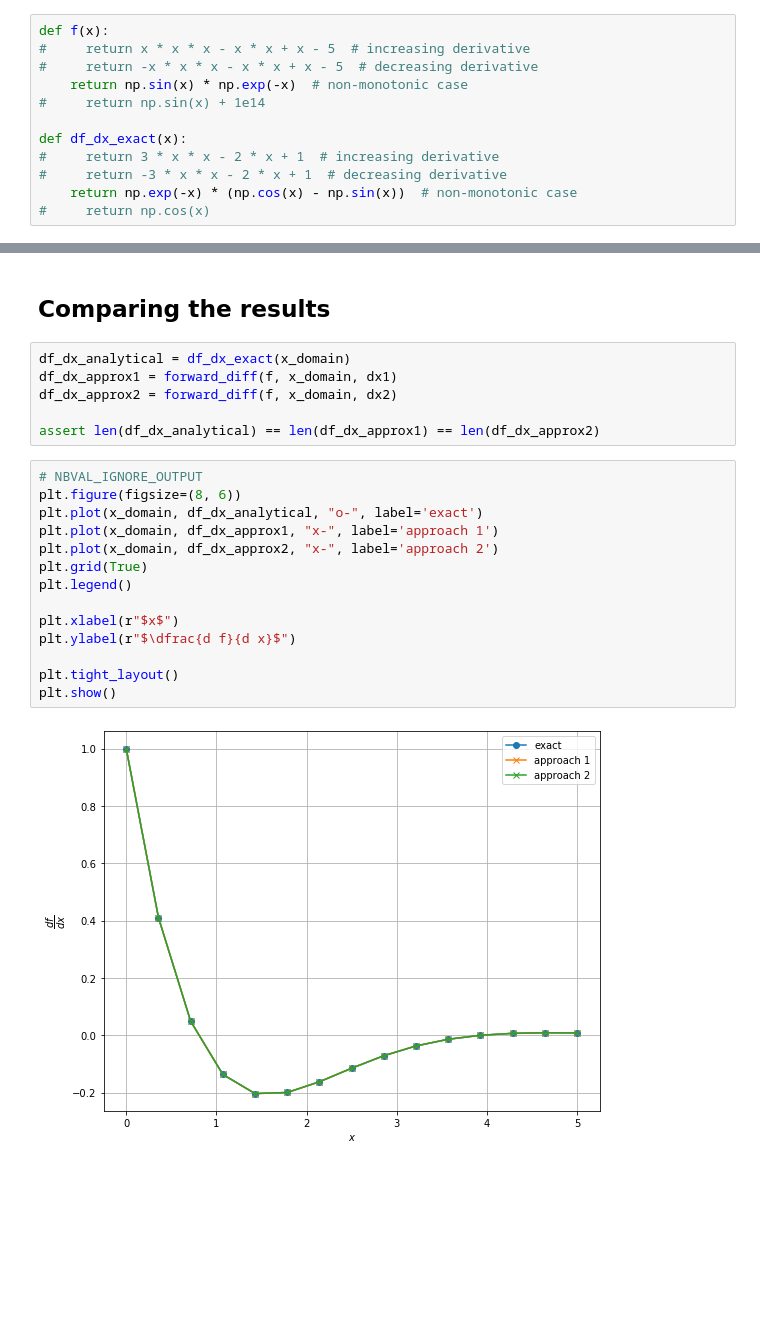
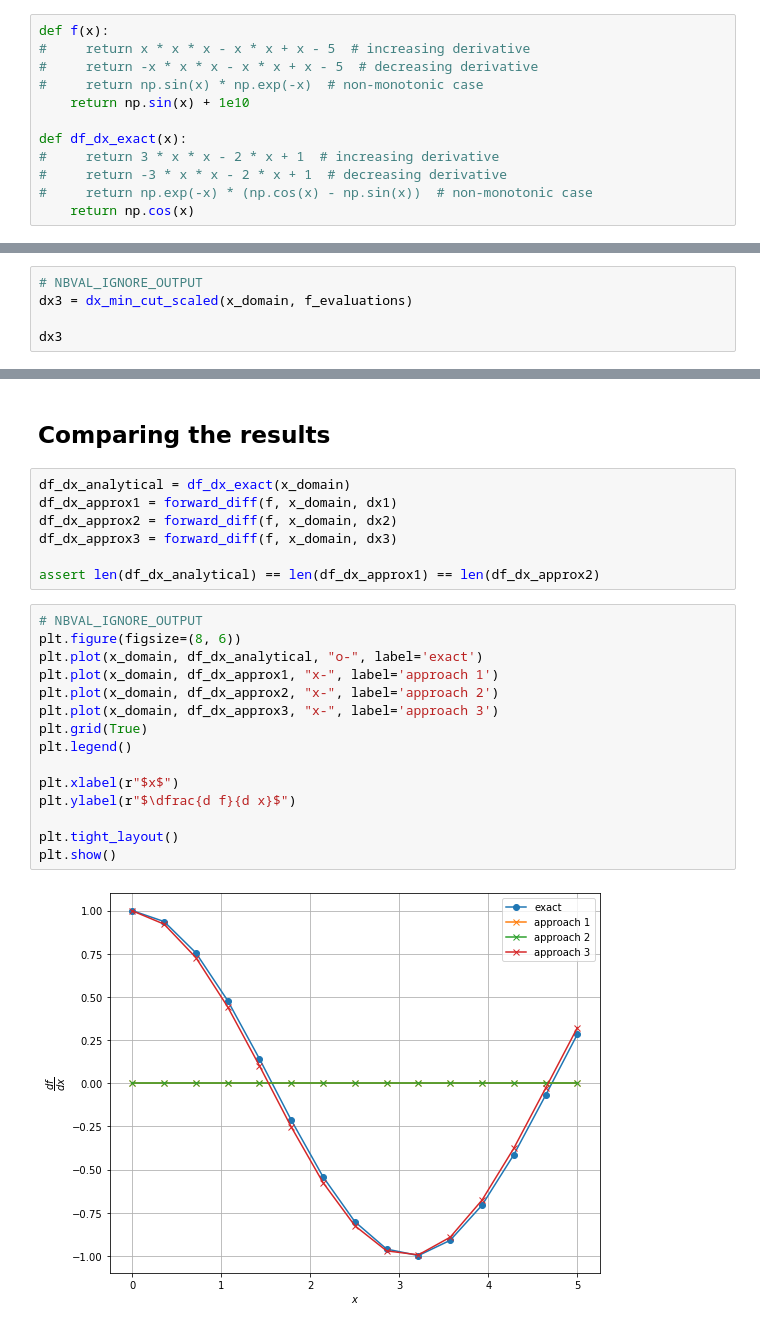
Before and after one commit to volpatto/autostep, a Jupyter notebook: notebooks/derivative-free-step-estimation.ipynb, the cells around one changed output, grey strips where cells are left out. Cells and saved outputs as stored; diff of their text form; blank space fills up the shorter version.

Commit message:
[WIP] Add min cut strategy scaled between x and y scales

```diff
--- a/notebooks/derivative-free-step-estimation.ipynb
+++ b/notebooks/derivative-free-step-estimation.ipynb
@@ -13,14 +13,14 @@ from autostep.numerical_derivatives import forward_diff
 def f(x):
 #     return x * x * x - x * x + x - 5  # increasing derivative
 #     return -x * x * x - x * x + x - 5  # decreasing derivative
-    return np.sin(x) * np.exp(-x)  # non-monotonic case
-#     return np.sin(x) + 1e14
+#     return np.sin(x) * np.exp(-x)  # non-monotonic case
+    return np.sin(x) + 1e10
 
 def df_dx_exact(x):
 #     return 3 * x * x - 2 * x + 1  # increasing derivative
 #     return -3 * x * x - 2 * x + 1  # decreasing derivative
-    return np.exp(-x) * (np.cos(x) - np.sin(x))  # non-monotonic case
-#     return np.cos(x)
+#     return np.exp(-x) * (np.cos(x) - np.sin(x))  # non-monotonic case
+    return np.cos(x)
 # %% [markdown]
 ## Hard coded approach
 
@@ -85,0 +86,5 @@ dx2
+# %%
+# NBVAL_IGNORE_OUTPUT
+dx3 = dx_min_cut_scaled(x_domain, f_evaluations)
+
+dx3
@@ -89,21 +96,23 @@ dx2
 df_dx_analytical = df_dx_exact(x_domain)
 df_dx_approx1 = forward_diff(f, x_domain, dx1)
 df_dx_approx2 = forward_diff(f, x_domain, dx2)
+df_dx_approx3 = forward_diff(f, x_domain, dx3)
 
 assert len(df_dx_analytical) == len(df_dx_approx1) == len(df_dx_approx2)
 # %%
 # NBVAL_IGNORE_OUTPUT
 plt.figure(figsize=(8, 6))
 plt.plot(x_domain, df_dx_analytical, "o-", label='exact')
 plt.plot(x_domain, df_dx_approx1, "x-", label='approach 1')
 plt.plot(x_domain, df_dx_approx2, "x-", label='approach 2')
+plt.plot(x_domain, df_dx_approx3, "x-", label='approach 3')
 plt.grid(True)
 plt.legend()
 
 plt.xlabel(r"$x$")
 plt.ylabel(r"$\dfrac{d f}{d x}$")
 
 plt.tight_layout()
 plt.show()
 # %% [output]
-[figure, old version]
+[figure, new version]
```
Also changed, not shown: parts of 5 cells of this notebook, 2 other files.
